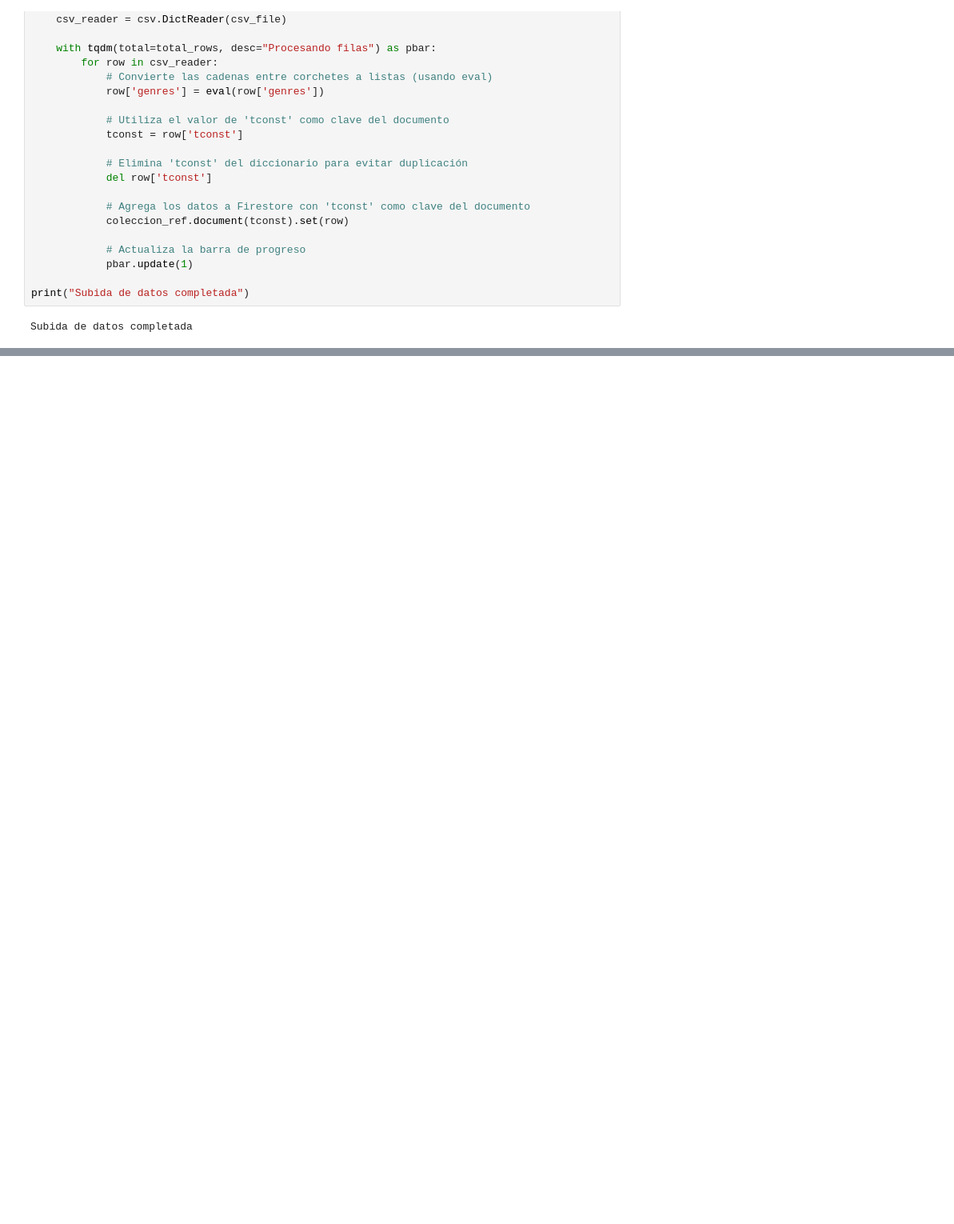
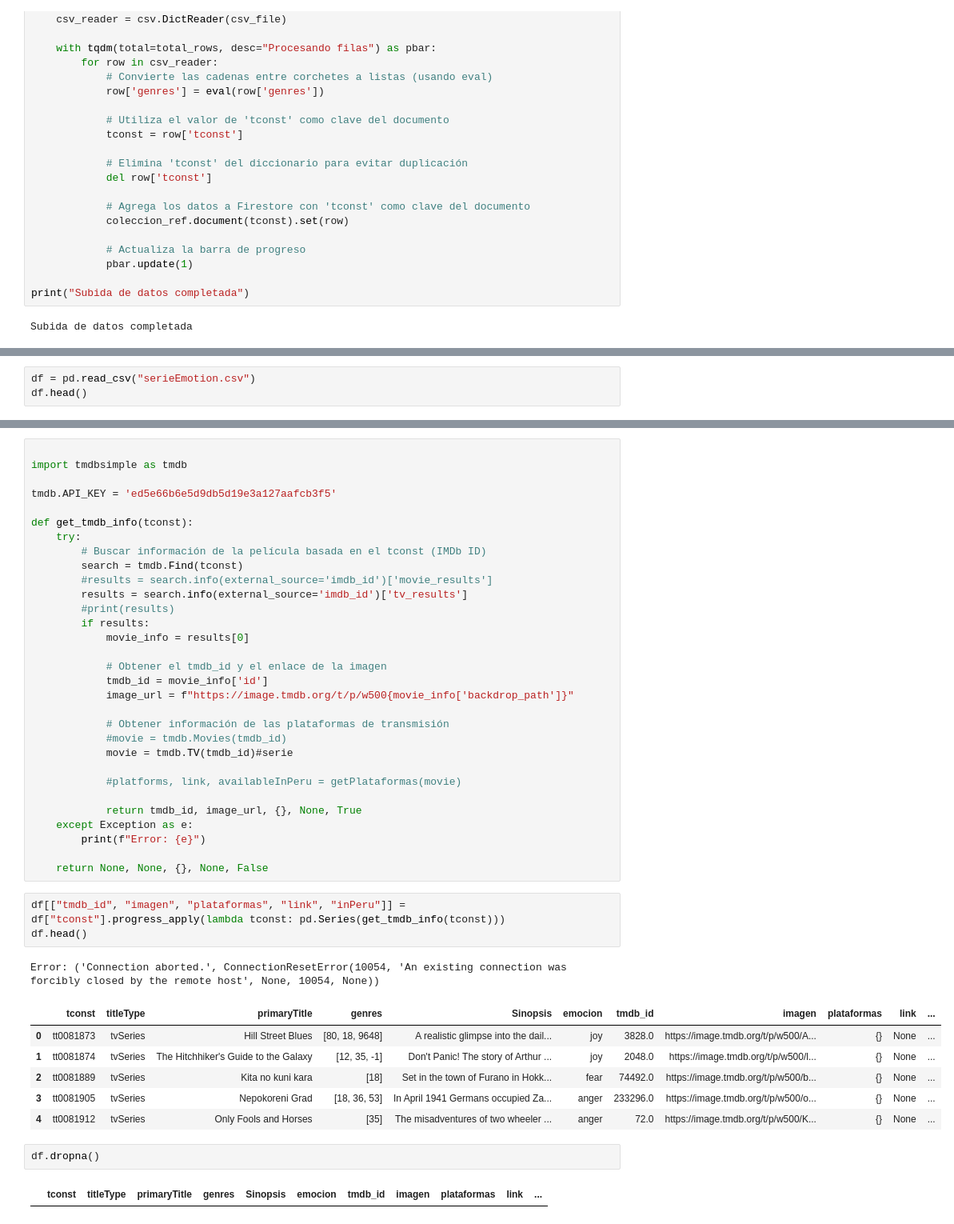
Before and after one commit to magrcruz/moodMatchNew, a Jupyter notebook: uploadMovies/preprocess.ipynb, the cells around one changed output, grey strips where cells are left out. Shown at 80% size. Drawn from its saved outputs; the diff is of its cells as text; blank space fills up the shorter version.

```diff
--- a/uploadMovies/preprocess.ipynb
+++ b/uploadMovies/preprocess.ipynb
@@ -564,0 +746,3 @@ Subida de datos completada
+# %%
+df = pd.read_csv("serieEmotion.csv")
+df.head()
@@ -564,0 +829,46 @@ Subida de datos completada
+# %%
+
+import tmdbsimple as tmdb
+
+tmdb.API_KEY = 'ed5e66b6e5d9db5d19e3a127aafcb3f5'
+
+def get_tmdb_info(tconst):
+    try:
+        # Buscar información de la película basada en el tconst (IMDb ID)
+        search = tmdb.Find(tconst)
+        #results = search.info(external_source='imdb_id')['movie_results']
+        results = search.info(external_source='imdb_id')['tv_results']
+        #print(results)
+        if results:
+            movie_info = results[0]
+
+            # Obtener el tmdb_id y el enlace de la imagen
+            tmdb_id = movie_info['id']
+            image_url = f"https://image.tmdb.org/t/p/w500{movie_info['backdrop_path']}"
+
+            # Obtener información de las plataformas de transmisión
+            #movie = tmdb.Movies(tmdb_id)
+            movie = tmdb.TV(tmdb_id)#serie
+
+            #platforms, link, availableInPeru = getPlataformas(movie)
+
+            return tmdb_id, image_url, {}, None, True
+    except Exception as e:
+        print(f"Error: {e}")
+
+    return None, None, {}, None, False
+# %%
+df[["tmdb_id", "imagen", "plataformas", "link", "inPeru"]] = df["tconst"].progress_apply(lambda tconst: pd.Series(get_tmdb_info(tconst)))
+df.head()
+# %% [output]
+Error: ('Connection aborted.', ConnectionResetError(10054, 'An existing connection was forcibly closed by the remote host', None, 10054, None))
+|  | tconst | titleType | primaryTitle | genres | Sinopsis | emocion | tmdb_id | imagen | plataformas | link | ... |
+| 0 | tt0081873 | tvSeries | Hill Street Blues | [80, 18, 9648] | A realistic glimpse into the dail... | joy | 3828.0 | https://image.tmdb.org/t/p/w500/A... | {} | None | ... |
+| 1 | tt0081874 | tvSeries | The Hitchhiker's Guide to the Galaxy | [12, 35, -1] | Don't Panic! The story of Arthur ... | joy | 2048.0 | https://image.tmdb.org/t/p/w500/l... | {} | None | ... |
+| 2 | tt0081889 | tvSeries | Kita no kuni kara | [18] | Set in the town of Furano in Hokk... | fear | 74492.0 | https://image.tmdb.org/t/p/w500/b... | {} | None | ... |
+| 3 | tt0081905 | tvSeries | Nepokoreni Grad | [18, 36, 53] | In April 1941 Germans occupied Za... | anger | 233296.0 | https://image.tmdb.org/t/p/w500/o... | {} | None | ... |
+| 4 | tt0081912 | tvSeries | Only Fools and Horses | [35] | The misadventures of two wheeler ... | anger | 72.0 | https://image.tmdb.org/t/p/w500/K... | {} | None | ... |
+# %%
+df.dropna()
+# %% [output]
+|  | tconst | titleType | primaryTitle | genres | Sinopsis | emocion | tmdb_id | imagen | plataformas | link | ... |
```
Also changed, not shown: parts of 32 cells of this notebook, 7 other files.
